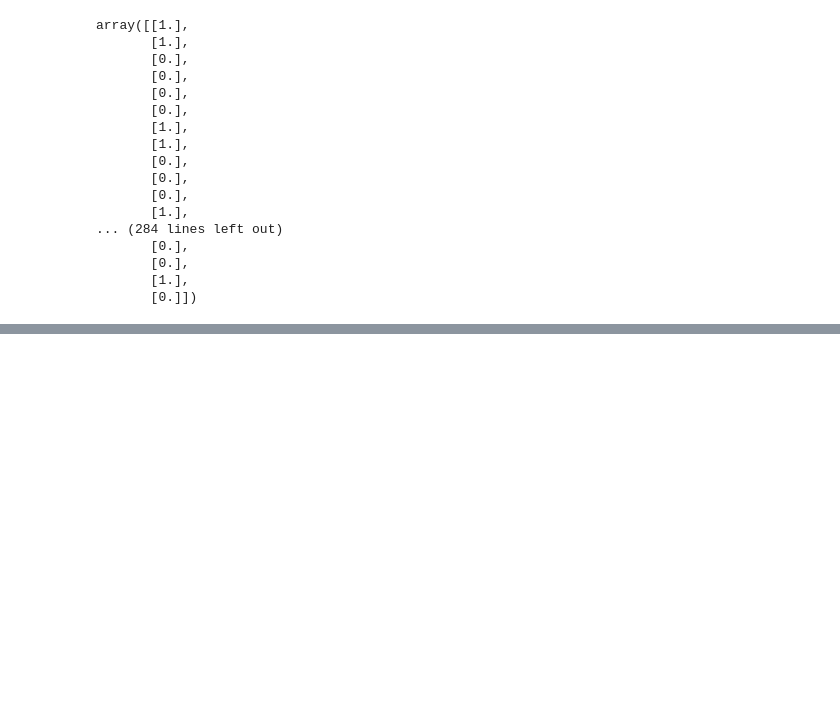
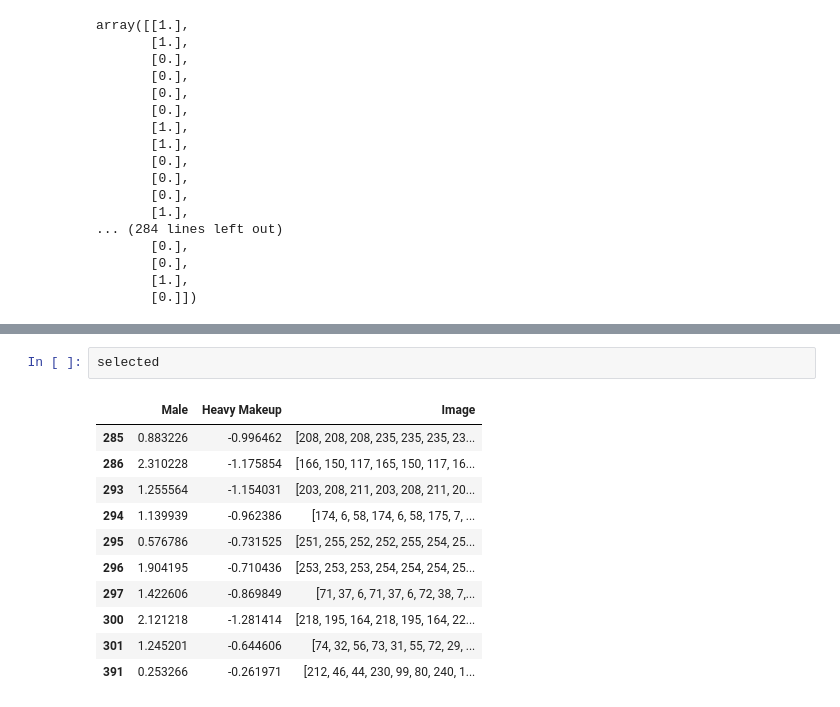
Before and after one commit to eeunz/MAF-DEMO, a Jupyter notebook: sota loader test.ipynb, the cells around one changed output, grey strips where cells are left out. Cells and saved outputs as stored; diff of their text form; blank space fills up the shorter version.

```diff
--- a/sota loader test.ipynb
+++ b/sota loader test.ipynb
@@ -120,0 +340,14 @@ array([[1.],
+# %%
+selected
+# %% [output]
+|  | Male | Heavy Makeup | Image |
+| 285 | 0.883226 | -0.996462 | [208, 208, 208, 235, 235, 235, 23... |
+| 286 | 2.310228 | -1.175854 | [166, 150, 117, 165, 150, 117, 16... |
+| 293 | 1.255564 | -1.154031 | [203, 208, 211, 203, 208, 211, 20... |
+| 294 | 1.139939 | -0.962386 | [174, 6, 58, 174, 6, 58, 175, 7, ... |
+| 295 | 0.576786 | -0.731525 | [251, 255, 252, 252, 255, 254, 25... |
+| 296 | 1.904195 | -0.710436 | [253, 253, 253, 254, 254, 254, 25... |
+| 297 | 1.422606 | -0.869849 | [71, 37, 6, 71, 37, 6, 72, 38, 7,... |
+| 300 | 2.121218 | -1.281414 | [218, 195, 164, 218, 195, 164, 22... |
+| 301 | 1.245201 | -0.644606 | [74, 32, 56, 73, 31, 55, 72, 29, ... |
+| 391 | 0.253266 | -0.261971 | [212, 46, 44, 230, 99, 80, 240, 1... |
```
Also changed, not shown: parts of 25 cells of this notebook.
